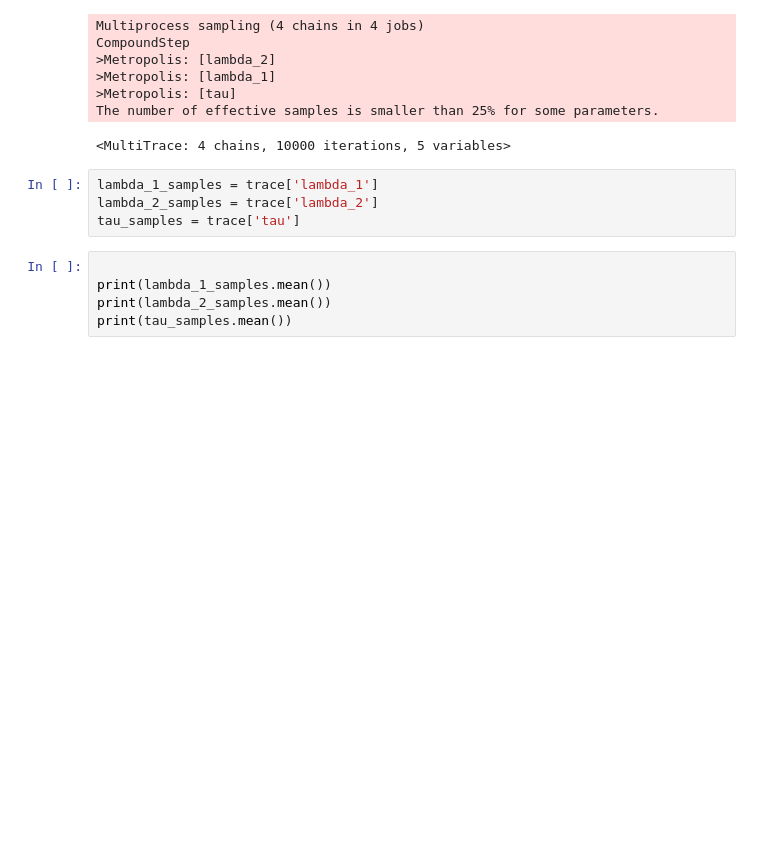
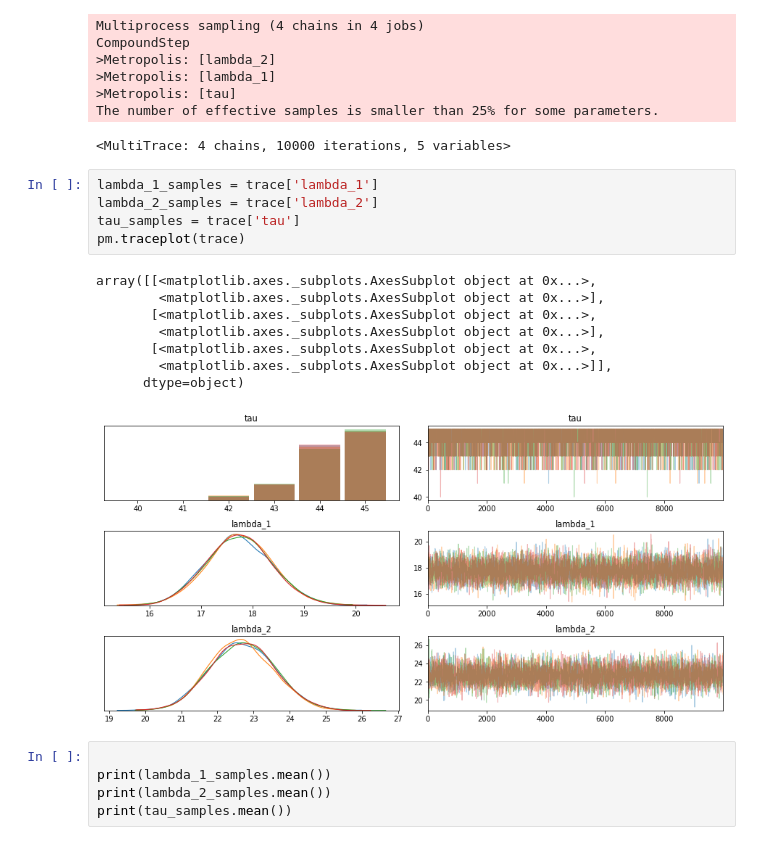
Before and after one commit to rulerpen/AI_beginner, a Jupyter notebook: capter1.ipynb, the cells around one changed output. Cells and saved outputs as stored; diff of their text form; blank space fills up the shorter version.

```diff
--- a/capter1.ipynb
+++ b/capter1.ipynb
@@ -42,7 +42,17 @@ The number of effective samples is smaller than 25% for some parameters.
 # %%
 lambda_1_samples = trace['lambda_1']
 lambda_2_samples = trace['lambda_2']
 tau_samples = trace['tau']
+pm.traceplot(trace)
+# %% [output]
+array([[<matplotlib.axes._subplots.AxesSubplot object at 0x...>,
+        <matplotlib.axes._subplots.AxesSubplot object at 0x...>],
+       [<matplotlib.axes._subplots.AxesSubplot object at 0x...>,
+        <matplotlib.axes._subplots.AxesSubplot object at 0x...>],
+       [<matplotlib.axes._subplots.AxesSubplot object at 0x...>,
+        <matplotlib.axes._subplots.AxesSubplot object at 0x...>]],
+      dtype=object)
+[figure, added]
 # %%
 
 print(lambda_1_samples.mean())
```
Also changed, not shown: parts of 1 cell of this notebook.
